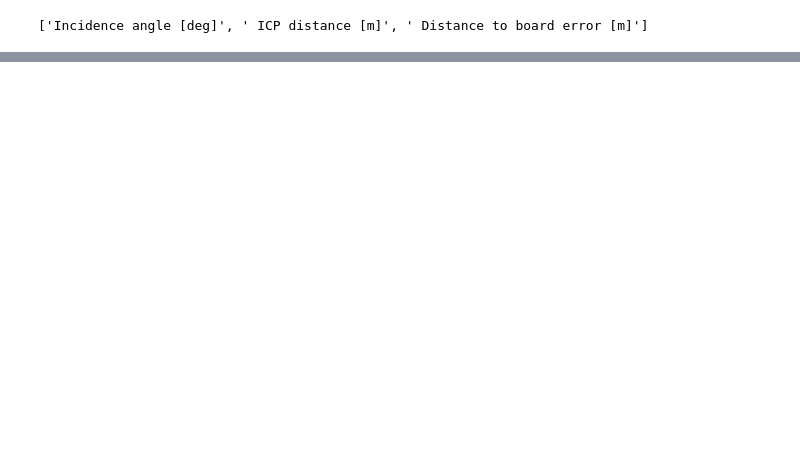
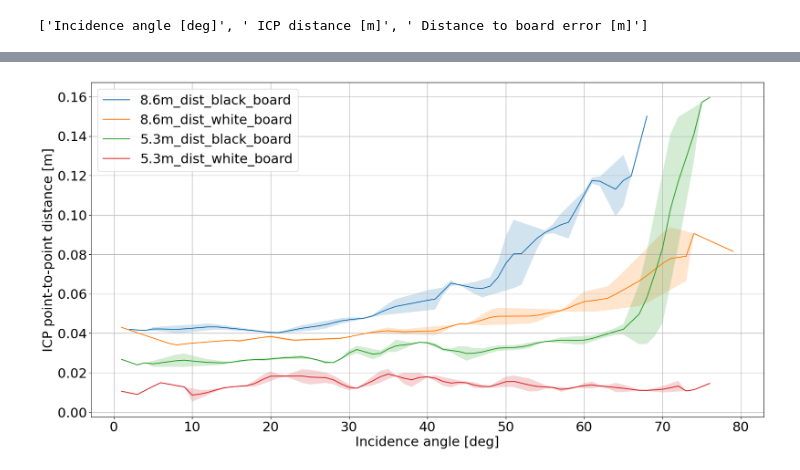
Before and after one commit to ctu-vras/depth_correction, a Jupyter notebook: notebooks/bias_estimation_postprocessing.ipynb, the cells around one changed output, grey strips where cells are left out. Saved outputs shown, nothing was run; the diff lists cells and outputs as text; code cells hidden in the pictures; blank space fills up the shorter version.

```diff
--- a/notebooks/bias_estimation_postprocessing.ipynb
+++ b/notebooks/bias_estimation_postprocessing.ipynb
@@ -129,0 +153,5 @@ plt.fill_between(angles_interp, mean_dists - std_dists, mean_dists + std_dists,
+# %%
+csvs = ['bias_estimation-point-to-point_black_board_big.csv',
+        'bias_estimation-point-to-point_white_board_big.csv',
+        'bias_estimation-point-to-point_black_board_small.csv',
+        'bias_estimation-point-to-point_white_board_small.csv']
@@ -129,0 +165,24 @@ plt.fill_between(angles_interp, mean_dists - std_dists, mean_dists + std_dists,
+# %%
+plt.rcParams.update({'font.size': 22})
+plt.figure(figsize=(20, 10))
+plt.grid()
+# plt.ylim([0, 0.20])
+# plt.xlim([0, 90])
+plt.ylabel('ICP point-to-point distance [m]')
+plt.xlabel('Incidence angle [deg]')
+
+def fname2label(fname):
+    label_pattern = '{distance}m_dist_{board_side}_board'
+    distance = 5.3 if 'small' in fname else 8.6
+    board_side = 'white' if 'white' in fname else 'black'
+    label = label_pattern.format(distance=distance, board_side=board_side)
+    return label
+
+for f in csvs:
+    mean_dists, std_dists, angles_interp = mean_bias_estimation(csvs=[f])
+
+    plt.plot(angles_interp, mean_dists, label=fname2label(f))
+    plt.fill_between(angles_interp, mean_dists - std_dists, mean_dists + std_dists, alpha=0.2)
+    plt.legend()
+# %% [output]
+[figure, added]
```
Also changed, not shown: parts of 9 cells of this notebook, 5 other files.
